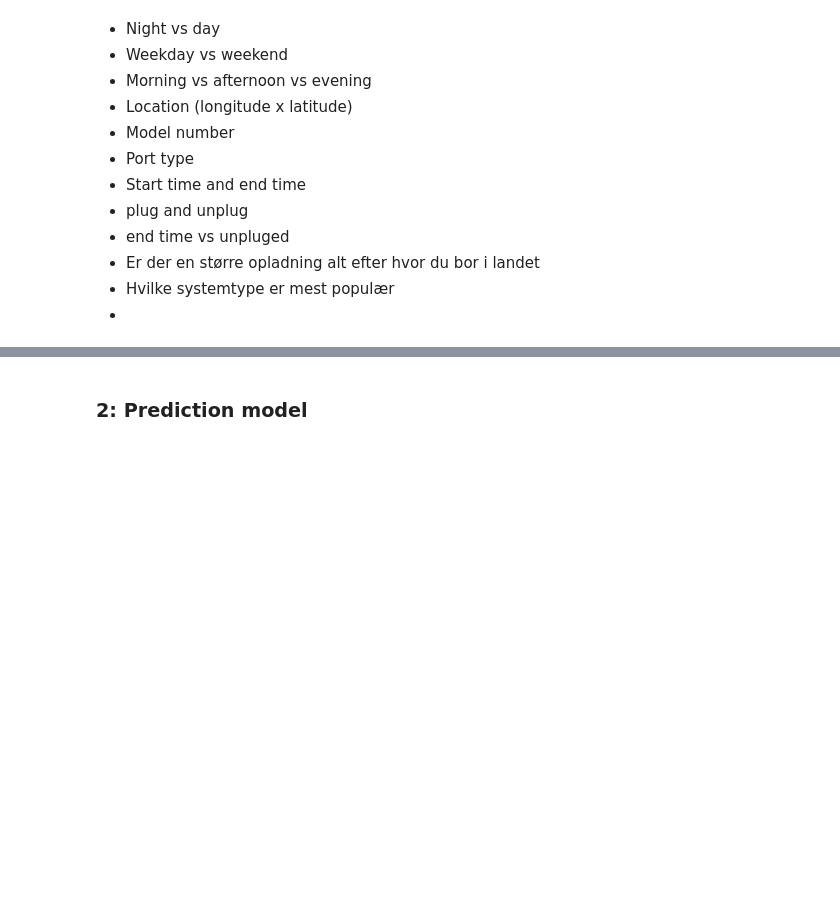
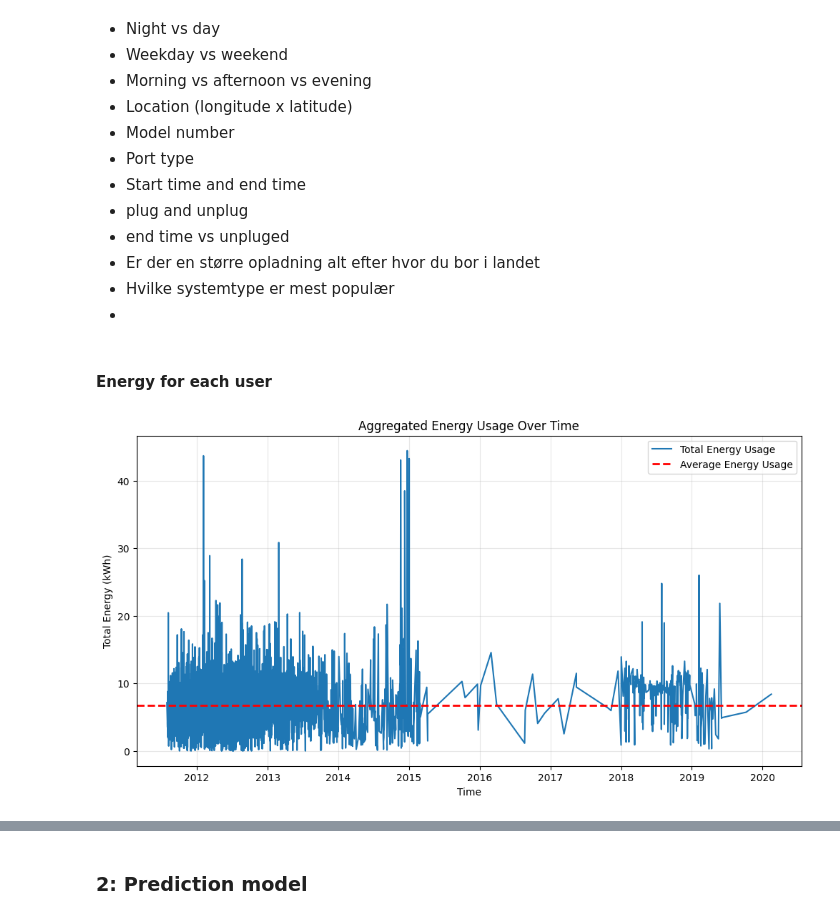
Before and after one commit to DitteGilsfeldt/42577-Introduction-to_Business_Analytics__Project, a Jupyter notebook: Ditte/Ditte.ipynb, the cells around one changed output, grey strips where cells are left out. Drawn from its saved outputs; the diff is of its cells as text; code cells hidden in the pictures; blank space fills up the shorter version.

```diff
--- a/Ditte/Ditte.ipynb
+++ b/Ditte/Ditte.ipynb
@@ -286,3 +379,34 @@ KeyError: 'Weekend'
 - Er der en større opladning alt efter hvor du bor i landet
 - Hvilke systemtype er mest populær
 -
+# %% [markdown]
+#### Energy for each user
+# %%
+# Reset index to access 'User ID' as a column
+data_reset = data.reset_index()
+
+# Reduce data size by filtering for a specific time range or user subset
+filtered_data = data_reset[data_reset['User ID'].isin(data_reset['User ID'].unique()[:100])]  # Only first 100 users for example
+
+# Group by 'Start Date' and aggregate energy usage
+aggregated_data = filtered_data.groupby(['Start Date']).sum(numeric_only=True)['Energy (kWh)']
+
+# Plot aggregated data
+plt.figure(figsize=(12, 6))
+plt.plot(aggregated_data.index, aggregated_data.values, label="Total Energy Usage")
+
+# Calculate and plot average energy usage
+average_energy = aggregated_data.mean()
+plt.axhline(y=average_energy, color='r', linestyle='--', linewidth=2, label='Average Energy Usage')
+
+# Customize the plot
+plt.title("Aggregated Energy Usage Over Time")
+plt.xlabel("Time")
+plt.ylabel("Total Energy (kWh)")
+plt.legend()
+plt.grid(alpha=0.3)
+
+# Show the plot
+plt.show()
+# %% [output]
+[figure, added]
```
Also changed, not shown: parts of 27 cells of this notebook.
